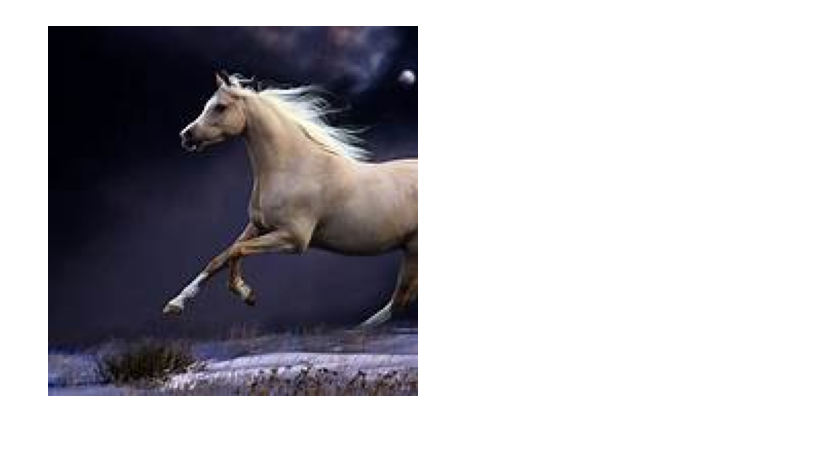
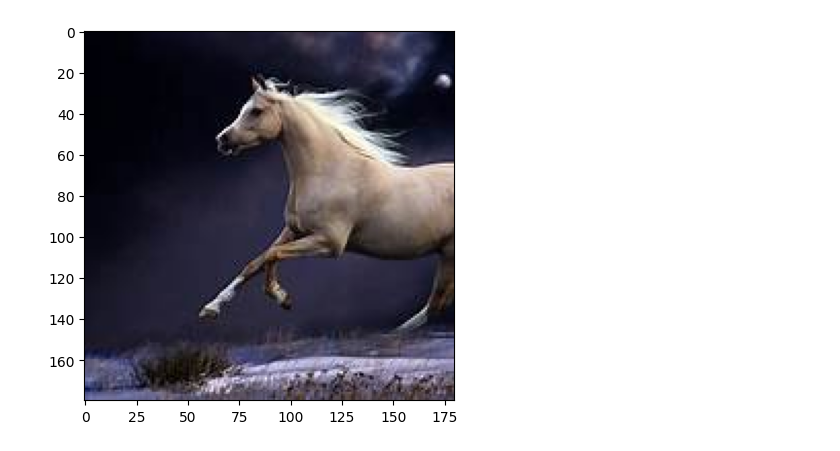
Before and after one commit to GVK9633/python_programming, a Jupyter notebook: Practice/numpy/image.ipynb, the cells around one changed output. Cells and saved outputs as stored; diff of their text form; code cells hidden in the pictures.

```diff
--- a/Practice/numpy/image.ipynb
+++ b/Practice/numpy/image.ipynb
@@ -1,14 +1,14 @@
 # %%
 import numpy as np
 import matplotlib.pyplot as plt
 from PIL import Image
 
 # Load the image
 horse_img = Image.open(r'C:\Users\RENUKA\OneDrive\Desktop\horse.jpeg')  # Correct the path if needed
 
 # Display the image using Matplotlib
 plt.imshow(horse_img)  # Use imshow to display the image
-plt.axis('off')        # Optional: Turn off the axis for a cleaner look
+# plt.axis('off')        # Optional: Turn off the axis for a cleaner look
 plt.show()
 # %% [output]
-[figure, old version]
+[figure, new version]
```
Also changed, not shown: 11 other files.
